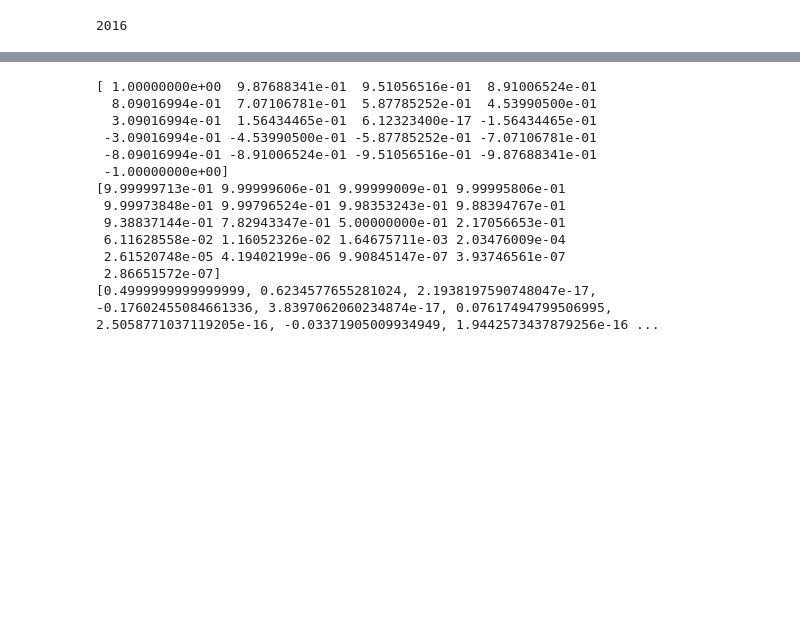
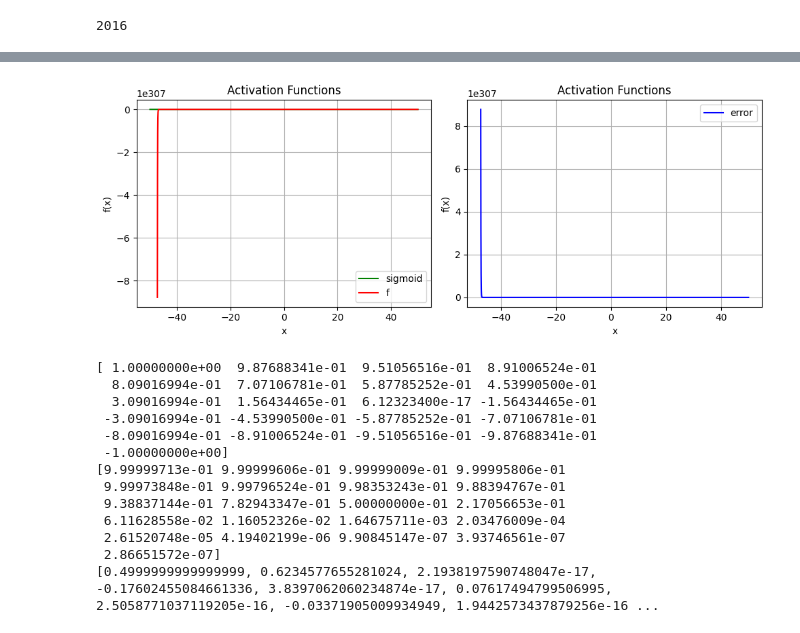
Before and after one commit to haozetao/ckks_llm, a Jupyter notebook: python/nonlinear.ipynb, the cells around one changed output, grey strips where cells are left out. Drawn from its saved outputs; the diff is of its cells as text; code cells hidden in the pictures; blank space fills up the shorter version.

```diff
--- a/python/nonlinear.ipynb
+++ b/python/nonlinear.ipynb
@@ -496,3 +513,53 @@ y:  [0.5, 0.5876811235265726, -2.007269726835591e-17, -0.12149623872303088, -2.0
+# %%
+import numpy as np
+from scipy.stats import norm
+
+length = 50
+
+def sigmoid(x):
+    return 1 / (1 + np.exp(-x))
+
+def target_function(x):
+    return sigmoid(x)
+    # return CDF(x)
+
+def targ_2(x):
+    x *= length
+    return target_function(x)
+    # return CDF(x)
+
+# Create the figure with two subplots
+fig, (ax1, ax2) = plt.subplots(1, 2, figsize=(10, 4))
+
+def approx(x, iter):
+    temp = np.exp(-x) + 1
+    temp = pow_m_inv(temp/2, K_inv)/2
+    return temp
+
+# Generate x values
+x = np.linspace(-length, length, 10000)
+# Plot activation functions
+ax1.plot(x, target_function(x), label='sigmoid', color='green')
+ax1.plot(x, approx(x, iter), label='f', color='red')
+ax1.set_title('Activation Functions')
+ax1.set_xlabel('x')
+ax1.set_ylabel('f(x)')
+ax1.grid(True)
+ax1.legend()
+
+# Plot activation functions
+ax2.plot(x, target_function(scaler*x) - approx(x, iter), label='error', color='blue')
+ax2.set_title('Activation Functions')
+ax2.set_xlabel('x')
+ax2.set_ylabel('f(x)')
+ax2.grid(True)
+ax2.legend()
+
+# Adjust layout and display
+plt.tight_layout()
+plt.show()
+# %% [output]
+[figure, added]
 # %%
 from scipy.stats import norm
 
```
Also changed, not shown: parts of 6 cells of this notebook, 9 other files.
